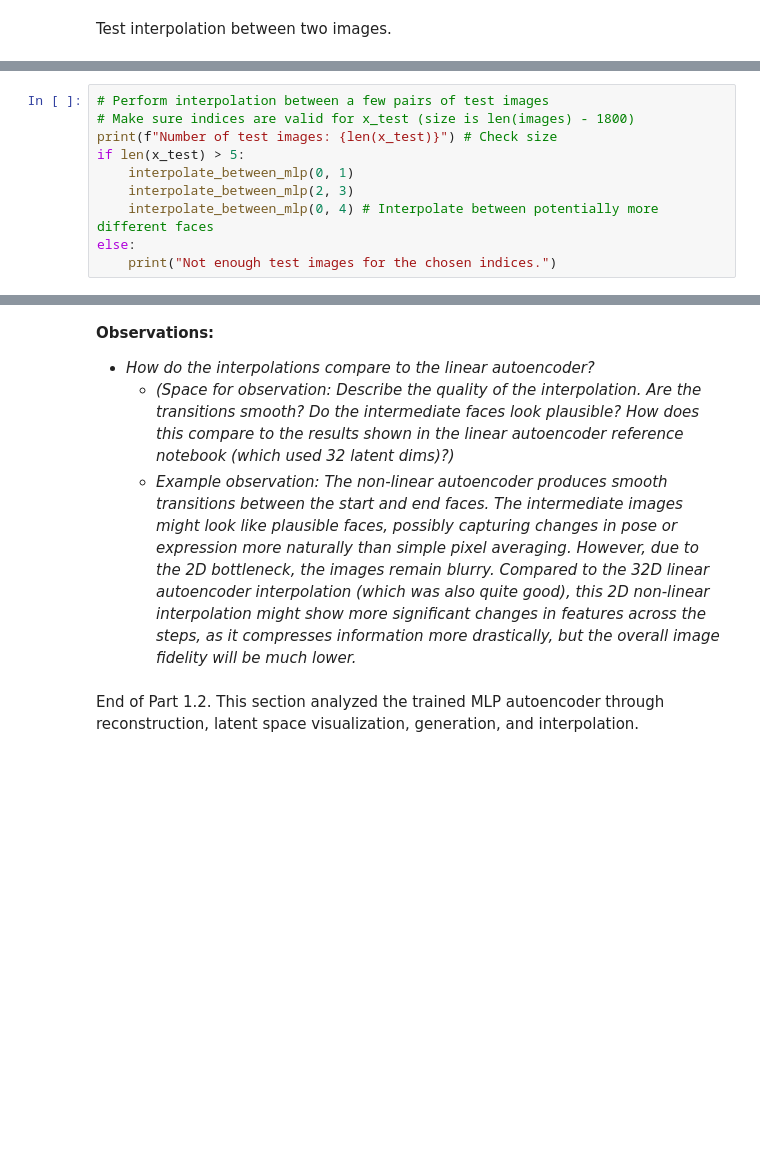
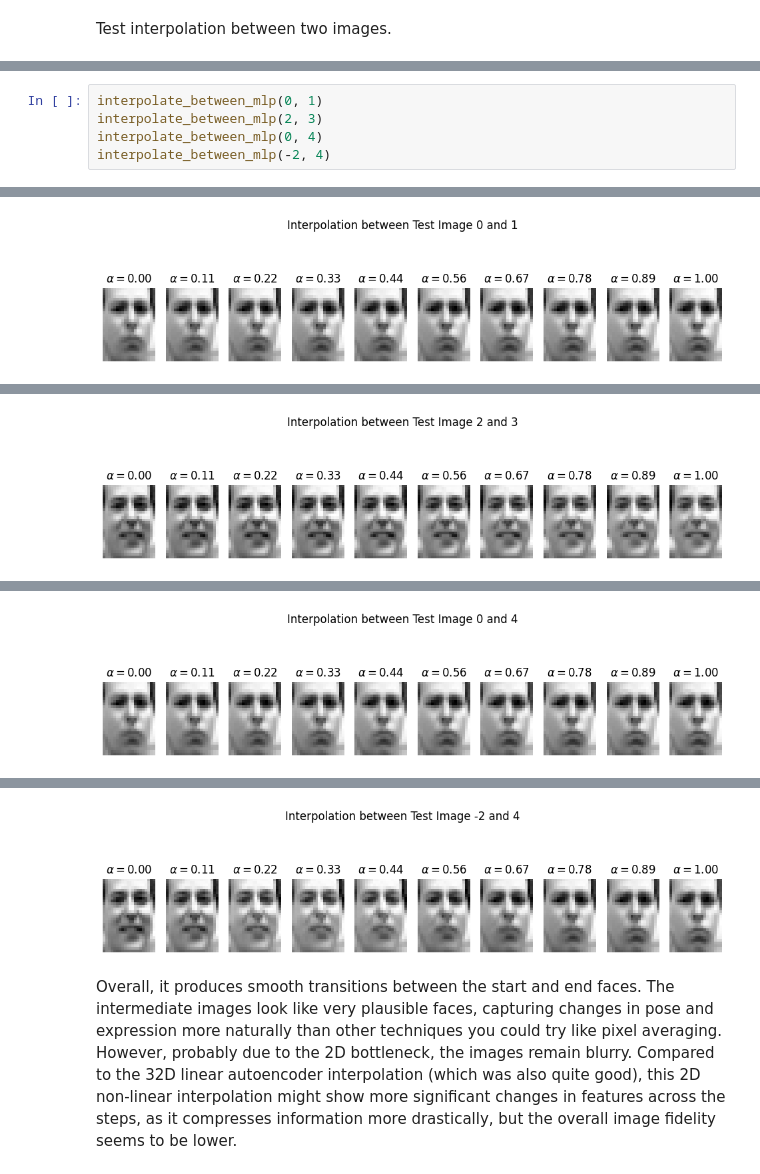
Before and after one commit to bshowell0/csc587, a Jupyter notebook: hw2/main.ipynb, the cells around one changed output, grey strips where cells are left out. Saved outputs shown, nothing was run; the diff lists cells and outputs as text; blank space fills up the shorter version.

```diff
--- a/hw2/main.ipynb
+++ b/hw2/main.ipynb
@@ -348,12 +332,8 @@ def interpolate_between_mlp(imgA_index, imgB_index, num_steps=10):
     plt.suptitle(f"Interpolation between Test Image {imgA_index} and {imgB_index}", y=1.02)
     plt.show()
 # %%
-# Perform interpolation between a few pairs of test images
-# Make sure indices are valid for x_test (size is len(images) - 1800)
-print(f"Number of test images: {len(x_test)}") # Check size
-if len(x_test) > 5:
-    interpolate_between_mlp(0, 1)
-    interpolate_between_mlp(2, 3)
-    interpolate_between_mlp(0, 4) # Interpolate between potentially more different faces
-else:
-    print("Not enough test images for the chosen indices.")
+interpolate_between_mlp(0, 1)
+interpolate_between_mlp(2, 3)
+interpolate_between_mlp(0, 4)
+interpolate_between_mlp(-2, 4)
+# %% [output]
@@ -359,0 +344 @@ else:
+[figure, added]
@@ -359,0 +349 @@ else:
+[figure, added]
@@ -359,0 +354 @@ else:
+[figure, added]
@@ -360,8 +359,3 @@ else:
+[figure, added]
 # %% [markdown]
-**Observations:**
-
-*   *How do the interpolations compare to the linear autoencoder?*
-    *   *(Space for observation: Describe the quality of the interpolation. Are the transitions smooth? Do the intermediate faces look plausible? How does this compare to the results shown in the linear autoencoder reference notebook (which used 32 latent dims)?)*
-    *   *Example observation: The non-linear autoencoder produces smooth transitions between the start and end faces. The intermediate images might look like plausible faces, possibly capturing changes in pose or expression more naturally than simple pixel averaging. However, due to the 2D bottleneck, the images remain blurry. Compared to the 32D linear autoencoder interpolation (which was also quite good), this 2D non-linear interpolation might show more significant changes in features across the steps, as it compresses information more drastically, but the overall image fidelity will be much lower.*
+Overall, it produces smooth transitions between the start and end faces. The intermediate images look like very plausible faces, capturing changes in pose and expression more naturally than other techniques you could try like pixel averaging. However, probably due to the 2D bottleneck, the images remain blurry. Compared to the 32D linear autoencoder interpolation (which was also quite good), this 2D non-linear interpolation might show more significant changes in features across the steps, as it compresses information more drastically, but the overall image fidelity seems to be lower.
-# %% [markdown]
-End of Part 1.2. This section analyzed the trained MLP autoencoder through reconstruction, latent space visualization, generation, and interpolation.
```
Also changed, not shown: parts of 10 cells of this notebook.
